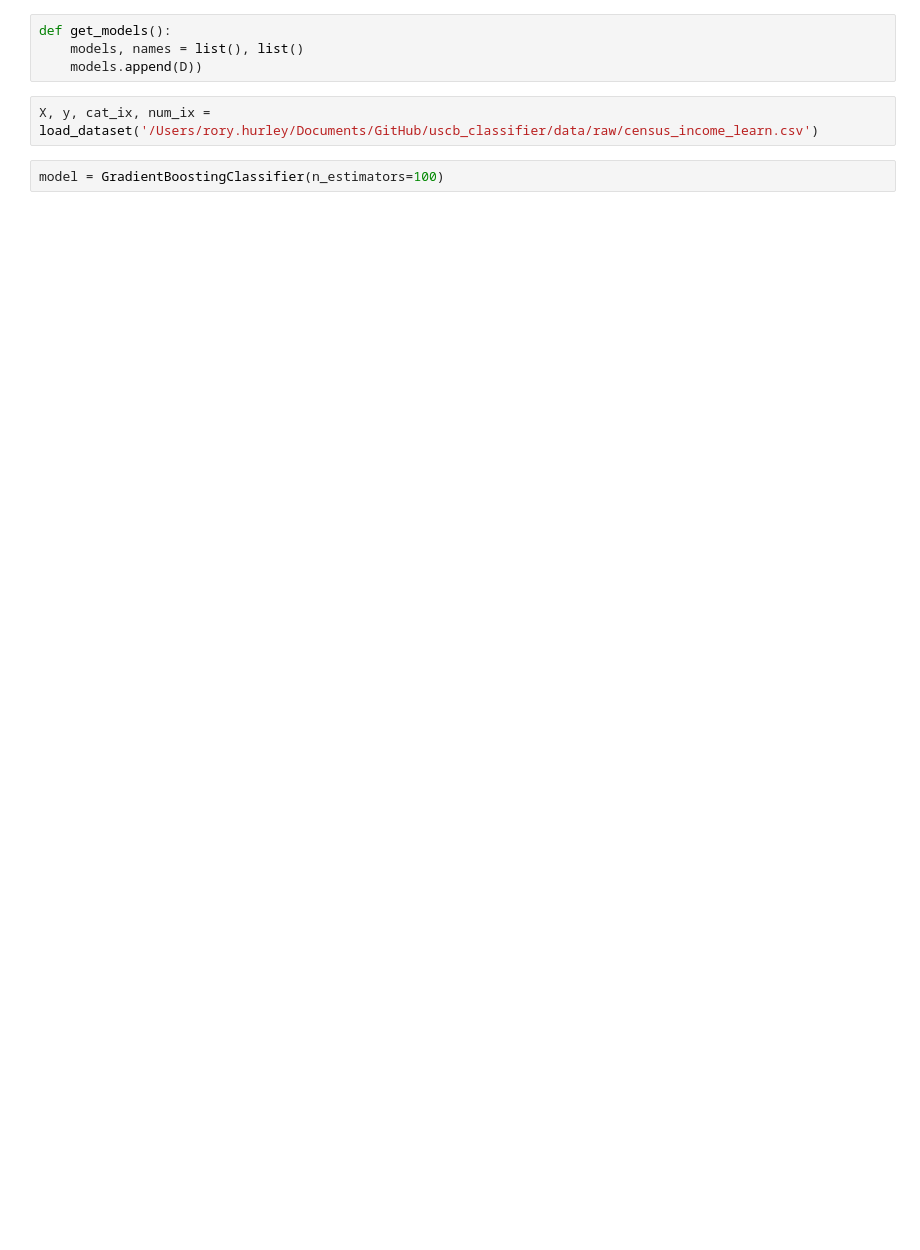
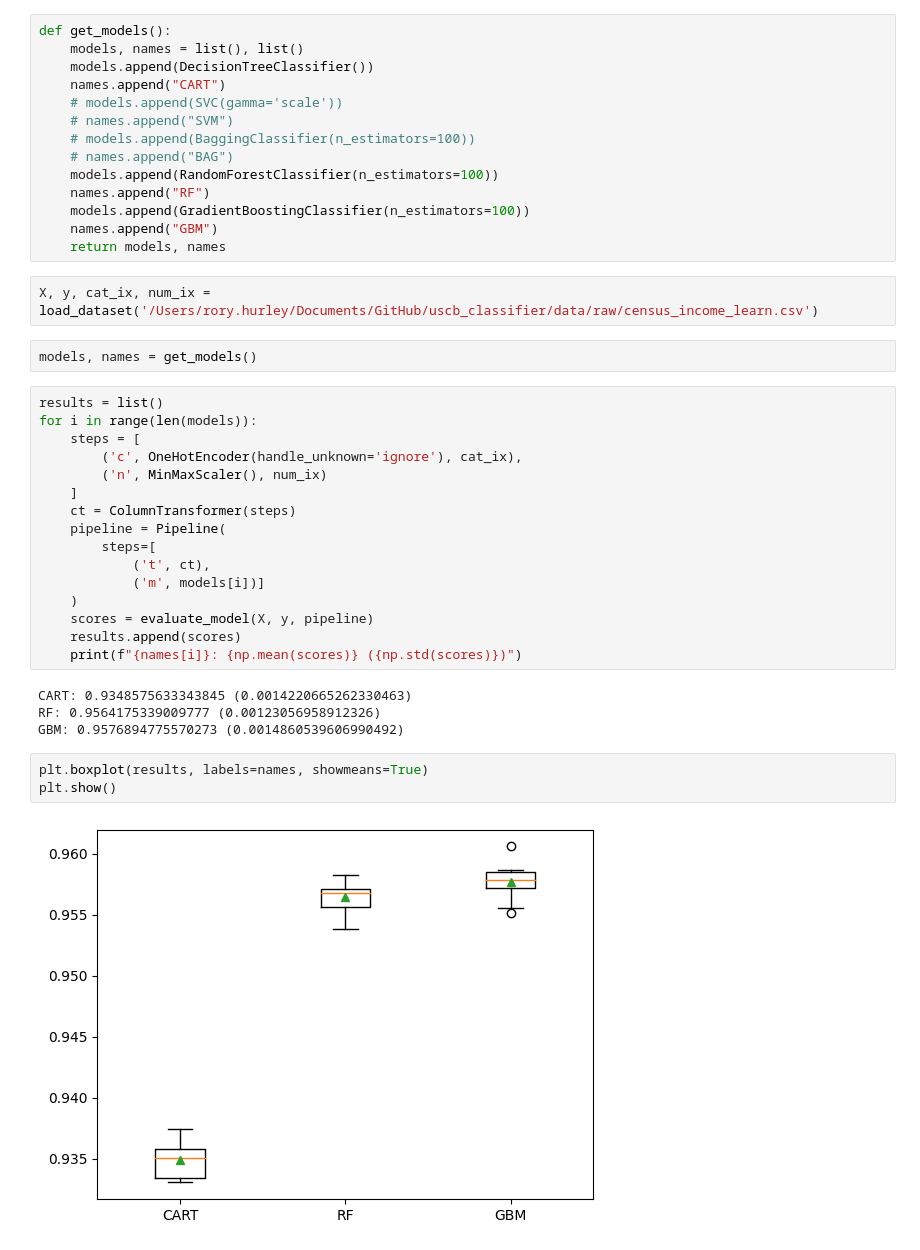
Before and after one commit to rhurley46/USBC-Classifier, a Jupyter notebook: notebooks/002_Modellling_2.ipynb, the cells around one changed output. Saved outputs shown, nothing was run; the diff lists cells and outputs as text; blank space fills up the shorter version.

```diff
--- a/notebooks/002_Modellling_2.ipynb
+++ b/notebooks/002_Modellling_2.ipynb
@@ -68,10 +72,45 @@ def evaluate_model(X, y, model):
     scores = cross_val_score(model, X, y, scoring='accuracy', cv=cv, n_jobs=-1)
     return scores
-# %%
-def get_models():
-    models, names = list(), list()
-    models.append(D))
+# %%
+def get_models():
+    models, names = list(), list()
+    models.append(DecisionTreeClassifier())
+    names.append("CART")
+    # models.append(SVC(gamma='scale'))
+    # names.append("SVM")
+    # models.append(BaggingClassifier(n_estimators=100))
+    # names.append("BAG")
+    models.append(RandomForestClassifier(n_estimators=100))
+    names.append("RF")
+    models.append(GradientBoostingClassifier(n_estimators=100))
+    names.append("GBM")
+    return models, names
 # %%
 X, y, cat_ix, num_ix = load_dataset('/Users/rory.hurley/Documents/GitHub/uscb_classifier/data/raw/census_income_learn.csv')
-# %%
-model = GradientBoostingClassifier(n_estimators=100)
+# %%
+models, names = get_models()
+# %%
+results = list()
+for i in range(len(models)):
+    steps = [
+        ('c', OneHotEncoder(handle_unknown='ignore'), cat_ix),
+        ('n', MinMaxScaler(), num_ix)
+    ]
+    ct = ColumnTransformer(steps)
+    pipeline = Pipeline(
+        steps=[
+            ('t', ct),
+            ('m', models[i])]
+    )
+    scores = evaluate_model(X, y, pipeline)
+    results.append(scores)
+    print(f"{names[i]}: {np.mean(scores)} ({np.std(scores)})")
+# %% [output]
+CART: 0.9348575633343845 (0.0014220665262330463)
+RF: 0.9564175339009777 (0.00123056958912326)
+GBM: 0.9576894775570273 (0.0014860539606990492)
+# %%
+plt.boxplot(results, labels=names, showmeans=True)
+plt.show()
+# %% [output]
+[figure, added]
```
Also changed, not shown: parts of 14 cells of this notebook, 14 other files.
